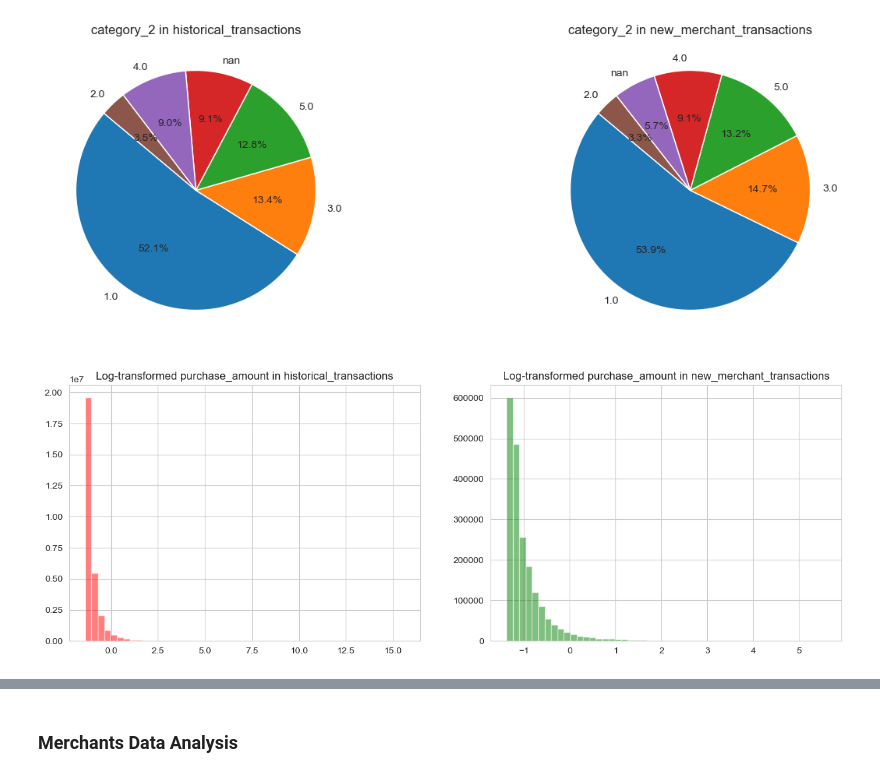
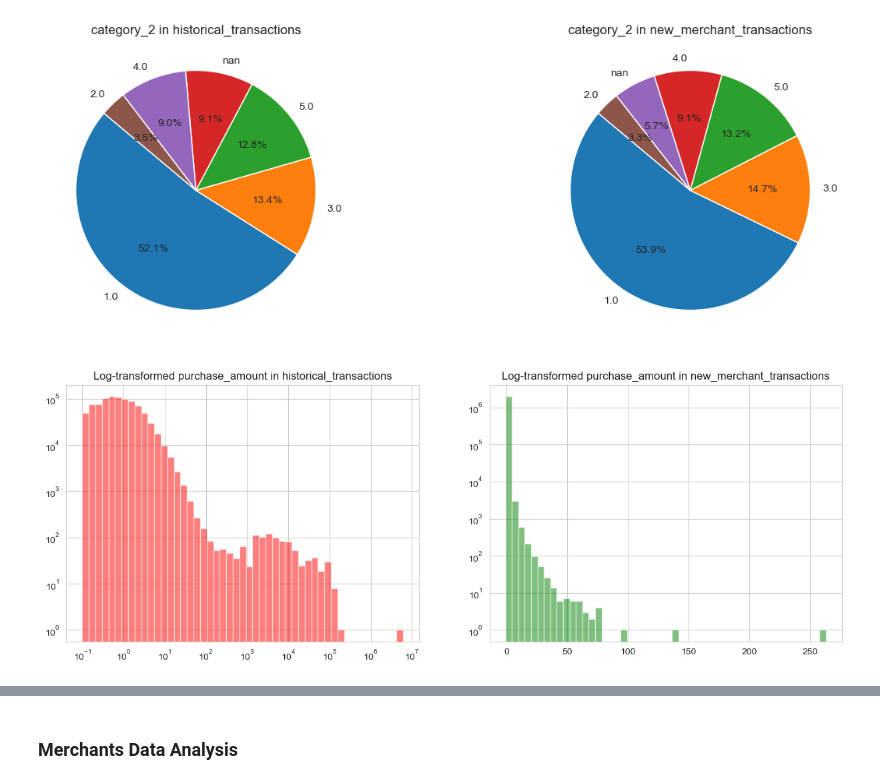
Before and after one commit to KrisCholakov02/SC4000_Group_Project, a Jupyter notebook: eda.ipynb, the cells around one changed output, grey strips where cells are left out. Drawn from its saved outputs; the diff is of its cells as text; code cells hidden in the pictures.

```diff
--- a/eda.ipynb
+++ b/eda.ipynb
@@ -297,16 +350,19 @@ plt.show()
 # %%
 # Plot the histogram for the purchase_amount for the 2 merchant transactions dfs
 plt.figure(figsize=(15, 5))
 
 # Apply log transformation to 'purchase_amount' and plot the histogram
 plt.subplot(1, 2, 1)
-plt.hist(np.log1p(historical_transactions['purchase_amount']), bins=50, color='r', alpha=0.5)
+plt.hist(historical_transactions['purchase_amount'], bins=np.logspace(-1,np.log10(historical_transactions['purchase_amount'].max()), 50), color='r', alpha=0.5)
 plt.title('Log-transformed purchase_amount in historical_transactions')
+plt.yscale('log')
+plt.xscale('log')
 
 plt.subplot(1, 2, 2)
-plt.hist(np.log1p(new_merchant_transactions['purchase_amount']), bins=50, color='g', alpha=0.5)
+plt.hist(new_merchant_transactions['purchase_amount'], bins=50, color='g', alpha=0.5)
 plt.title('Log-transformed purchase_amount in new_merchant_transactions')
+plt.yscale('log')
 
 plt.show()
 # %% [output]
-[figure, old version]
+[figure, new version]
```
Also changed, not shown: parts of 18 cells of this notebook.
